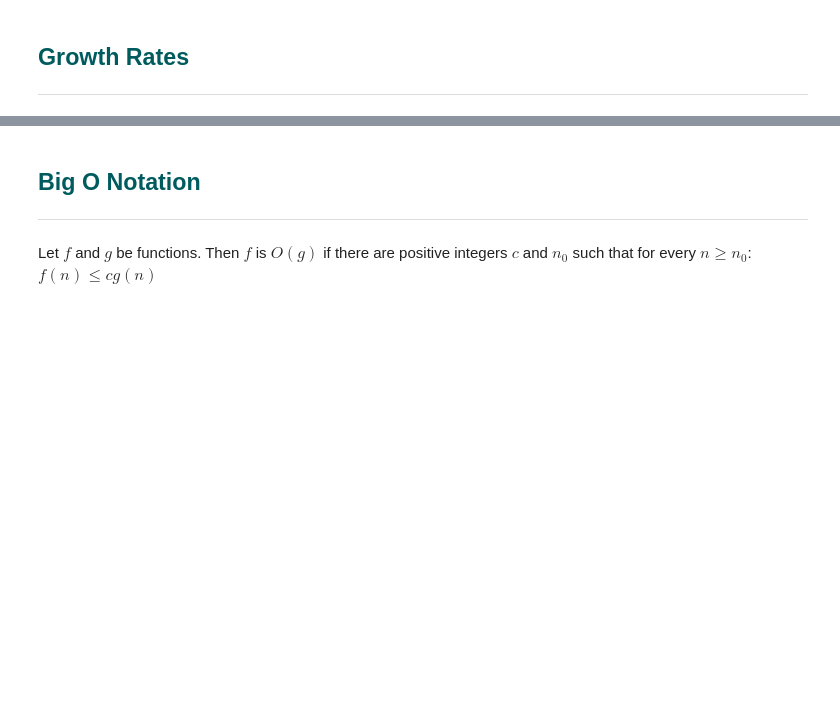
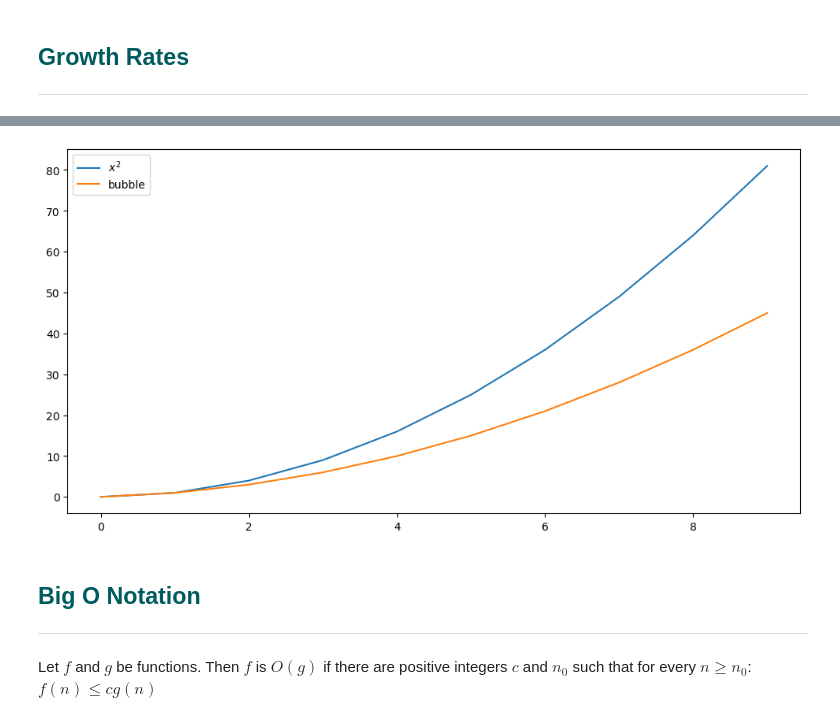
Before and after one commit to ianmcloughlin/2223-S1-emerging-technologies, a Jupyter notebook: notebooks/03-computation.ipynb, the cells around one changed output, grey strips where cells are left out. Cells and saved outputs as stored; diff of their text form; code cells hidden in the pictures; blank space fills up the shorter version.

```diff
--- a/notebooks/03-computation.ipynb
+++ b/notebooks/03-computation.ipynb
@@ -51,3 +53,32 @@ plt.show();
+# %%
+# Numbers.
+import numpy as np
+
+# Plotting.
+import matplotlib.pyplot as plt
+
+# Create a figure.
+fig, ax = plt.subplots(figsize=(12, 6))
+
+# x values.
+x = np.arange(0.0, 10.0, 1.0)
+
+# Plot polynomial.
+ax.plot(x, x**2, label="$x^2$")
+
+y = [np.sum(np.arange(1.0, i + 1, 1.0)) for i in x]
+
+
+# Plot sum to x.
+ax.plot(x, y, label="bubble")
+
+# Legend.
+ax.legend()
+
+# Show.
+plt.show();
+# %% [output]
+[figure, added]
 # %% [markdown]
 <h2 style="color: rgb(0, 91, 94);">Big O Notation</h2>
 
```
Also changed, not shown: parts of 6 cells of this notebook.
